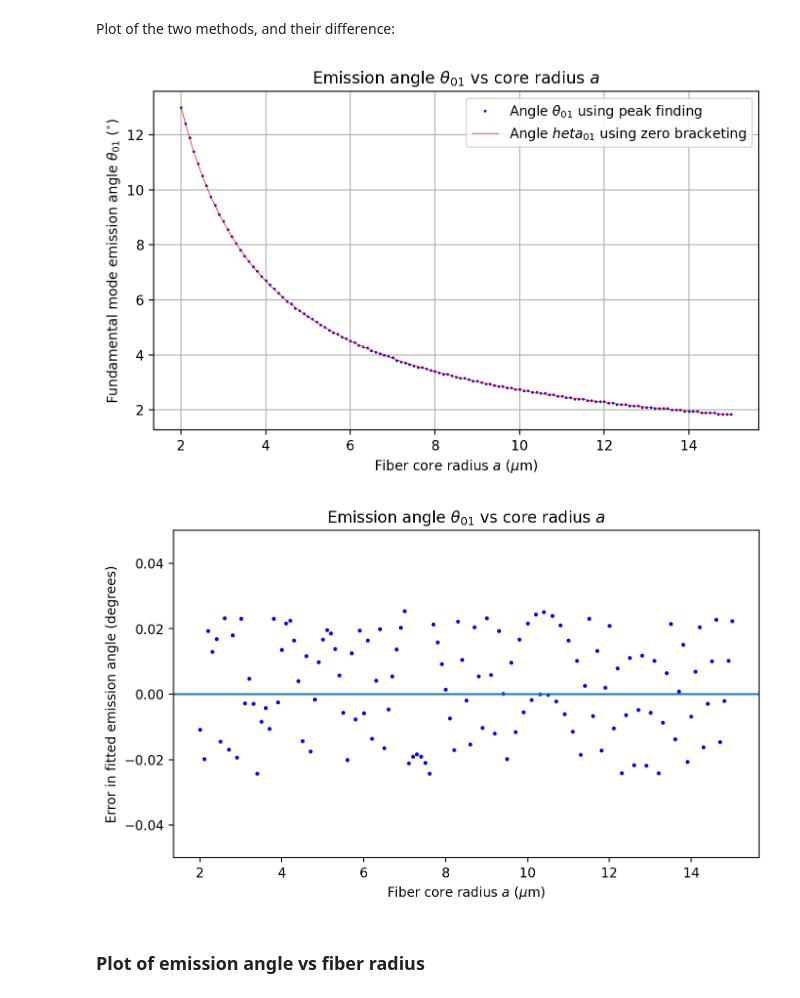
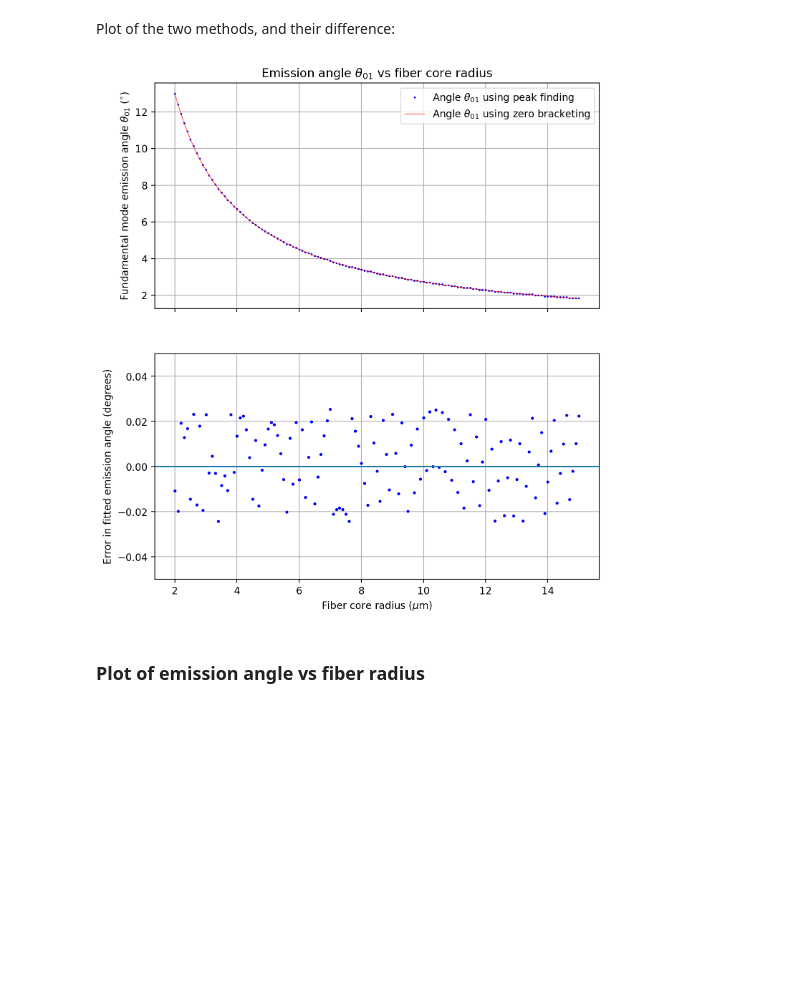
Before and after one commit to scottprahl/ofiber, a Jupyter notebook: docs/9-Far-field-irradiance.ipynb, the cells around one changed output. Drawn from its saved outputs; the diff is of its cells as text; code cells hidden in the pictures; blank space fills up the shorter version.

```diff
--- a/docs/9-Far-field-irradiance.ipynb
+++ b/docs/9-Far-field-irradiance.ipynb
@@ -159,27 +161,31 @@ FF_node_deg = np.degrees(np.arcsin(FF_node/(k*a))) # convert k*a*sin Θ to Θ in
 # %% [markdown]
 Plot of the two methods, and their difference:
 # %%
-plt.figure(figsize=(8,4.5))
-plt.xlabel(r'Fiber core radius $a$ ($\mu$m)')
+plt.figure(figsize=(8,9))
+plt.subplot(2,1,1)
+#plt.xlabel(r'Fiber core radius $a$ ($\mu$m)')
+plt.gca().set_xticklabels([])
 plt.ylabel(r'Fundamental mode emission angle $\theta_{01}$ ($^{\circ}$)')
-plt.title(r'Emission angle $\theta_{01}$ vs core radius $a$')
+plt.title(r'Emission angle $\theta_{01}$ vs fiber core radius')
 plt.plot(a, firstMinDeg, 'ob', label=r'Angle $\theta_{01}$ using peak finding', markersize=1)
-plt.plot(a, FF_node_deg,label='Angle $\theta_{01}$ using zero bracketing', lw=0.5, color='red')
+plt.plot(a, FF_node_deg,label=r'Angle $\theta_{01}$ using zero bracketing', lw=0.5, color='red')
 plt.grid()
 plt.legend()
-plt.show()
+#plt.savefig('theta01.svg')
+#plt.show()
 
-plt.figure(figsize=(8,4.5))
-plt.xlabel(r'Fiber core radius $a$ ($\mu$m)')
+#plt.figure(figsize=(8,4.5))
+plt.subplot(2,1,2)
+plt.xlabel(r'Fiber core radius ($\mu$m)')
 plt.ylabel('Error in fitted emission angle (degrees)')
-plt.title(r'Emission angle $\theta_{01}$ vs core radius $a$')
+#plt.title(r'Emission angle $\theta_{01}$ vs core radius $a$')
 plt.plot(a, firstMinDeg-FF_node_deg, 'ob', lw=0.5, markersize=2)
 plt.axhline(0)
 plt.ylim(-0.05,0.05)
+plt.grid(True)
 plt.show()
 # %% [output]
-[figure, old version]
+[figure, new version]
-[figure, removed]
 # %% [markdown]
 ### Plot of emission angle vs fiber radius
 # %% [markdown]
```
Also changed, not shown: parts of 6 cells of this notebook, 11 other files.
